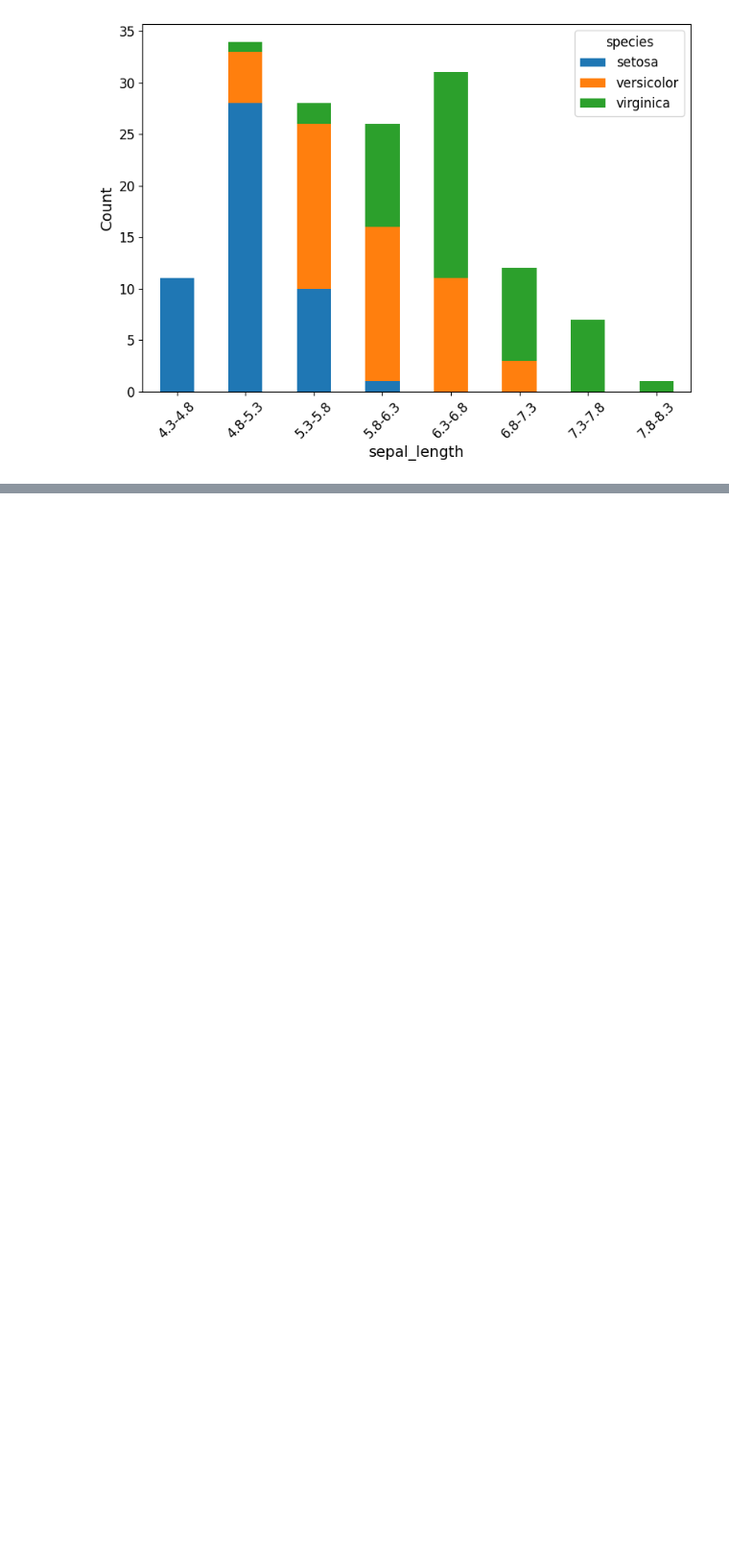
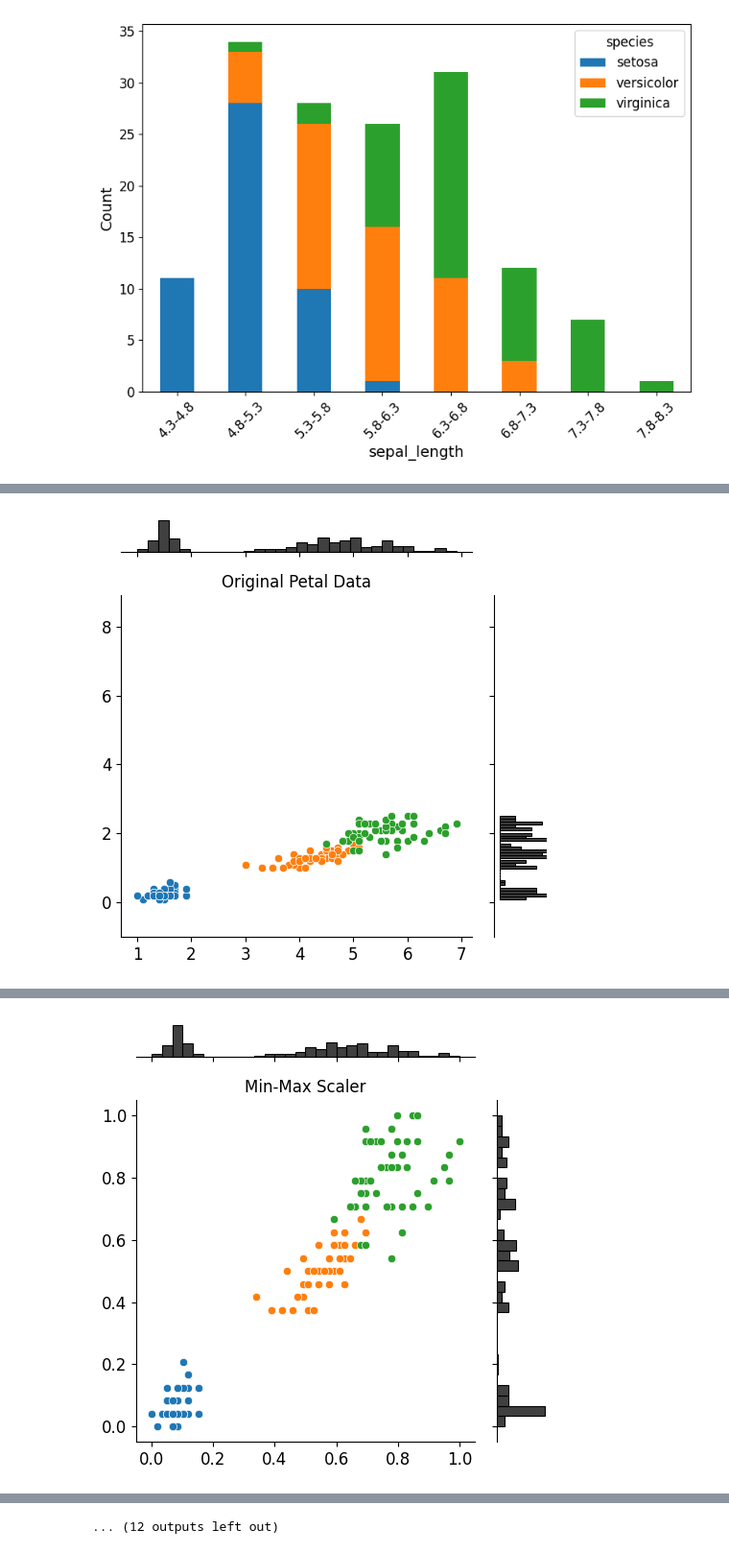
Before and after one commit to w4bo/teaching-handsondatapipelines, a Jupyter notebook: materials/14-Iris.solution.ipynb, the cells around one changed output, grey strips where cells are left out. Shown at 96% size. Saved outputs shown, nothing was run; the diff lists cells and outputs as text; code cells hidden in the pictures; blank space fills up the shorter version.

```diff
--- a/materials/14-Iris.solution.ipynb
+++ b/materials/14-Iris.solution.ipynb
@@ -722,0 +727,77 @@ for ext in ["svg", "pdf", "jpg"]:
+# %%
+import matplotlib.pyplot as plt
+import seaborn as sns
+from sklearn.datasets import load_iris
+from sklearn.preprocessing import MinMaxScaler, StandardScaler, RobustScaler
+
+# Create a function to plot the data with distribution on top
+def plot_with_distribution(petal_data, title, first=False, y=None, distortion=False, my_colors=my_colors):
+  g = sns.JointGrid(height=5)
+  for color, i in zip(my_colors + [my_colors[2]], [0, 1, 2, 3]):
+    if not first and i > 2: pass
+    else: sns.scatterplot(x=petal_data[y == i, 0],  y=petal_data[y == i, 1], color=color, ax=g.ax_joint)
+    # g.plot(sns.scatterplot, sns.histplot)
+
+  if first:
+    sns.histplot(x=petal_data[:, 0], ax=g.ax_marg_x, color="black", bins=30)
+    sns.histplot(y=petal_data[:, 1], ax=g.ax_marg_y, color="black", bins=30)
+  else:
+    sns.histplot(x=petal_data[:-2, 0], ax=g.ax_marg_x, color="black", bins=30)
+    sns.histplot(y=petal_data[:-2, 1], ax=g.ax_marg_y, color="black", bins=30)
+  # g.ax_joint.set_xlabel("Petal Length")
+  # g.ax_joint.set_ylabel("Petal Width")
+  g.ax_joint.set_title(title)
+  lim = [min(0, petal_data[:, 0].min(), petal_data[:, 1].min()) - 1, max(0, petal_data[:, 0].max(), petal_data[:, 1].max()) + 2]
+
+  if first:
+    plt.xlim(lim)
+    plt.ylim(lim)
+
+  plt.tight_layout()
+  for ext in ["svg"]:  # , "pdf", "jpg"
+    # Save the plot as an image file
+    fname = f'normalized-{title.replace("-", "").replace(" ", "").lower()}-distortion-{distortion}.{ext}'
+    plt.savefig(fname)
+    files.download(fname)
+
+    plt.show()
+
+def plot_norm(distortion, my_colors=my_colors):
+  # Load the Iris dataset
+  iris = load_iris()
+  petal_data = iris.data[:, 2:4]
+
+  target_names = iris.target_names
+  y = iris.target
+
+
+  if distortion:
+    petal_data[:, 0] *= 5
+    petal_data = np.append(petal_data, np.array([[100, 100]]), axis=0)
+    y = np.append(iris.target, [3])
+    target_names = np.append(target_names, ["foo"])
+
+  # Apply Min-Max normalization
+  min_max_scaler = MinMaxScaler()
+  petal_data_minmax = min_max_scaler.fit_transform(petal_data)
+
+  # Apply Standardization
+  standard_scaler = StandardScaler()
+  petal_data_standardized = standard_scaler.fit_transform(petal_data)
+
+  # Apply Robust Scaling
+  robust_scaler = RobustScaler()
+  petal_data_robust = robust_scaler.fit_transform(petal_data)
+
+  # Original Data
+  plot_with_distribution(petal_data, f"{'Original Petal Data' if not distortion else 'Transformed Petal Data'}", first=True, y=y, distortion=distortion)
+  # Min-Max Scaled Data
+  plot_with_distribution(petal_data_minmax, "Min-Max Scaler", y=y, distortion=distortion)
+  # Standardized Data
+  plot_with_distribution(petal_data_standardized, "Standard Scaler", y=y, distortion=distortion)
+  # Robust Scaled Data
+  plot_with_distribution(petal_data_robust, "Robust Scaler", y=y, distortion=distortion)
+
+plot_norm(distortion=False)
+plot_norm(distortion=True)
+# %% [output]
@@ -722,0 +806 @@ for ext in ["svg", "pdf", "jpg"]:
+[figure, added]
@@ -722,0 +809 @@ for ext in ["svg", "pdf", "jpg"]:
+[figure, added]
@@ -722,0 +816 @@ for ext in ["svg", "pdf", "jpg"]:
+... (12 outputs left out)
```
Also changed, not shown: parts of 15 cells of this notebook.
